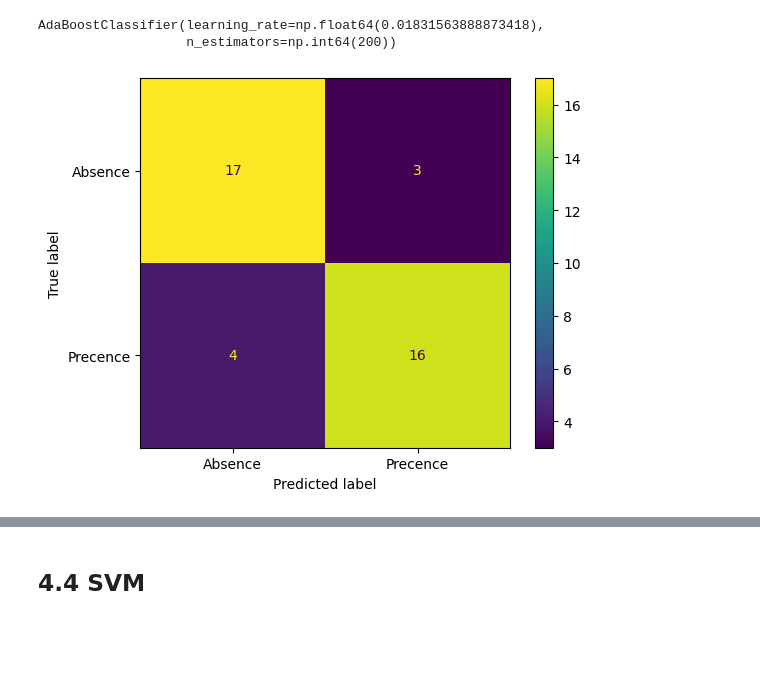
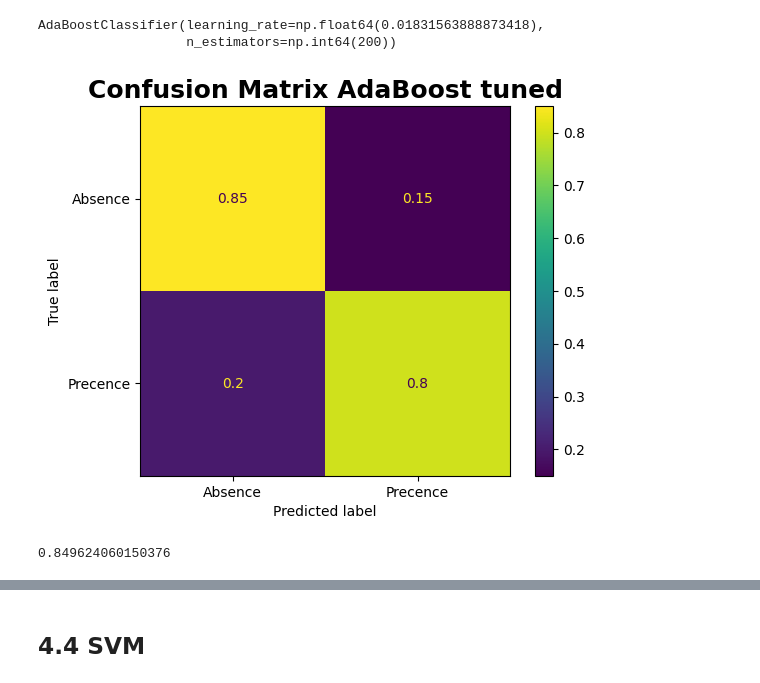
Before and after one commit to micheleishere/CO2, a Jupyter notebook: Project_CO2_main.ipynb, the cells around one changed output, grey strips where cells are left out. Saved outputs shown, nothing was run; the diff lists cells and outputs as text; code cells hidden in the pictures; blank space fills up the shorter version.

```diff
--- a/Project_CO2_main.ipynb
+++ b/Project_CO2_main.ipynb
@@ -648,11 +648,12 @@ AdaBoostClassifier(learning_rate=np.float64(0.01831563888873418),
 # %%
 val_pred_tuned_ada = ada_tuned.predict(validation_X)
 
 class_ada_tuned = classification_report(validation_y,val_pred_tuned_ada, output_dict= True)
 
-cm = confusion_matrix(validation_y,val_pred_tuned_ada)
+cm = confusion_matrix(validation_y,val_pred_tuned_ada, normalize = "true")
 display = ConfusionMatrixDisplay(confusion_matrix = cm, display_labels=["Absence","Precence"])
 display.plot()
+plt.title("Confusion Matrix AdaBoost tuned", weight = "bold", size = 18)
 plt.show()
 # %% [output]
-[figure, old version]
+[figure, new version]
@@ -660,0 +660,7 @@ plt.show()
+# %%
+class_ada_nativ["macro avg"]["f1-score"]
+class_ada_tuned["macro avg"]["f1-score"]
+class_cat_native["macro avg"]["f1-score"]
+class_cat_tuned["macro avg"]["f1-score"]
+# %% [output]
+0.849624060150376
```
Also changed, not shown: parts of 12 cells of this notebook, 3 other files.
